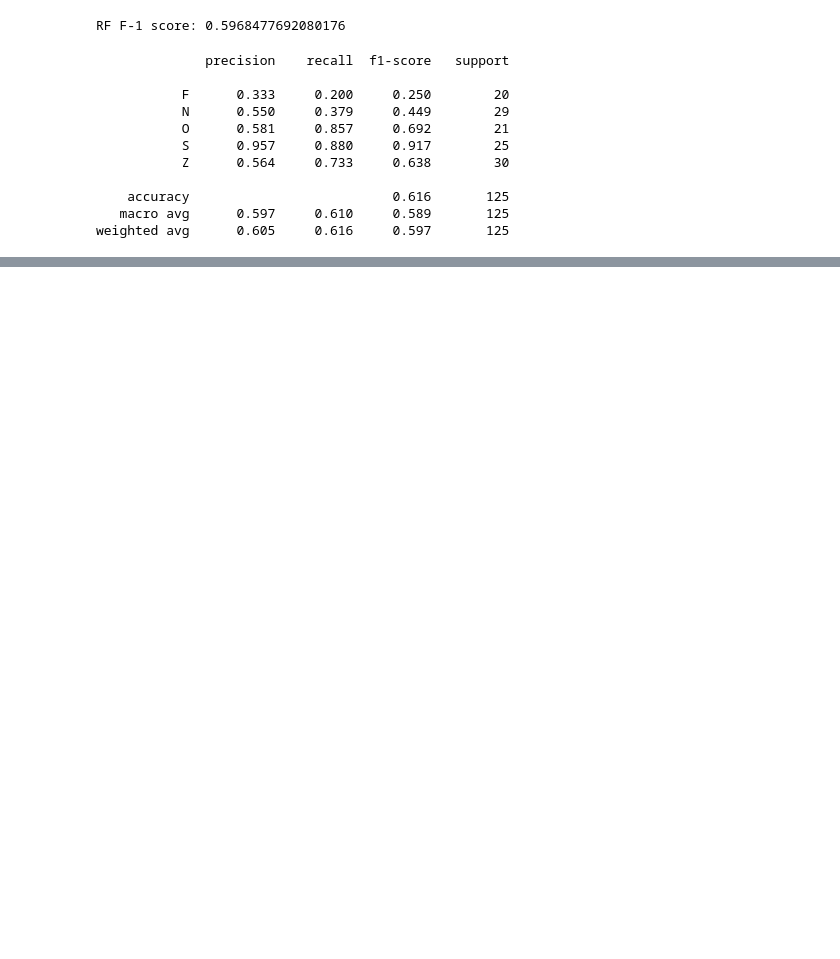
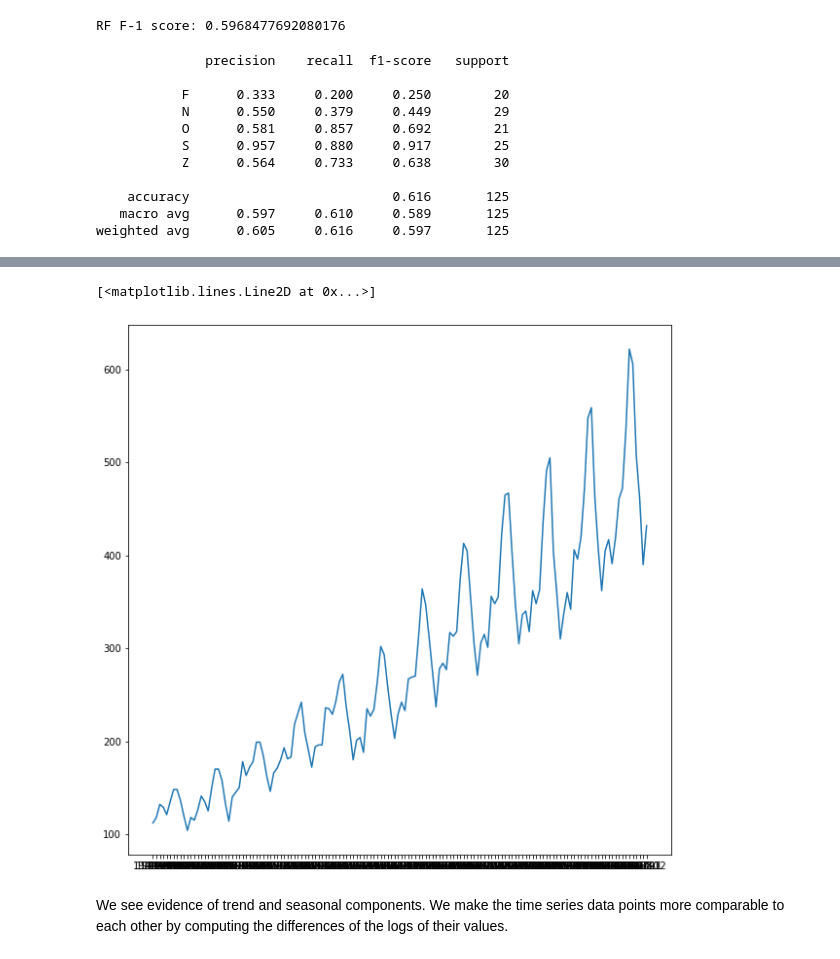
Before and after one commit to drbwa/timeserieseda, a Jupyter notebook: scipy2019/scipy2019-2-ml-models.ipynb, the cells around one changed output, grey strips where cells are left out. Saved outputs shown, nothing was run; the diff lists cells and outputs as text; code cells hidden in the pictures; blank space fills up the shorter version.

```diff
--- a/scipy2019/scipy2019-2-ml-models.ipynb
+++ b/scipy2019/scipy2019-2-ml-models.ipynb
@@ -311,0 +366,2 @@ weighted avg      0.605     0.616     0.597       125
+# %%
+ap = pd.read_csv("../pycon2017/data/AirPassengers.csv")
@@ -311,0 +377,2 @@ weighted avg      0.605     0.616     0.597       125
+# %%
+ap.set_index("Month", inplace=True)
@@ -311,0 +389,7 @@ weighted avg      0.605     0.616     0.597       125
+# %%
+plt.plot(ap)
+# %% [output]
+[<matplotlib.lines.Line2D at 0x...>]
+[figure, added]
+# %% [markdown]
+We see evidence of trend and seasonal components. We make the time series data points more comparable to each other by computing the differences of the logs of their values.
```
Also changed, not shown: parts of 44 cells of this notebook.
